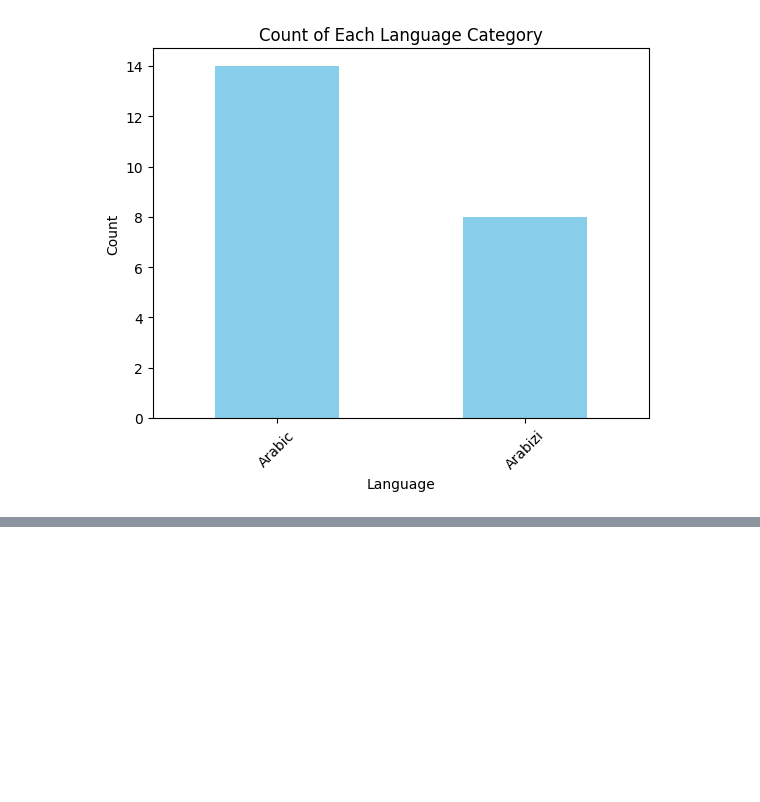
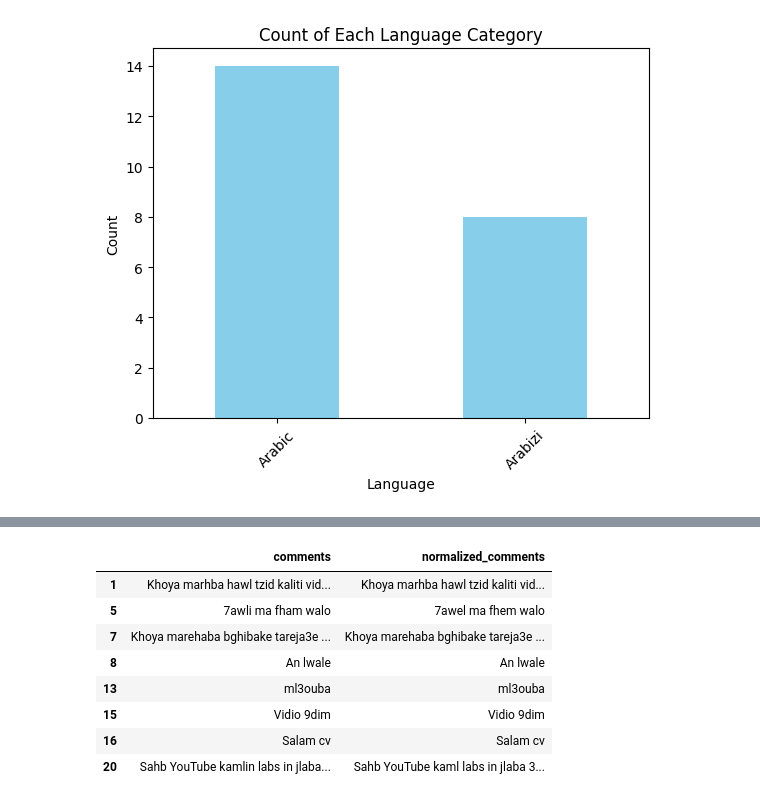
Before and after one commit to younestr/NLP-E2E-Darija-, a Jupyter notebook: notebooks/inference.ipynb, the cells around one changed output, grey strips where cells are left out. Cells and saved outputs as stored; diff of their text form; code cells hidden in the pictures; blank space fills up the shorter version.

Commit message:
adding DODa vocab dict and editing the inf nb

```diff
--- a/notebooks/inference.ipynb
+++ b/notebooks/inference.ipynb
@@ -92,0 +103,2 @@ plt.show()
+# %%
+df.drop(columns=['polarity'], inplace=True)
@@ -92,0 +114,11 @@ plt.show()
+# %%
+# Load the normalization dictionary
+dict_path = r"C:\Users\xelor\Downloads\E2E ML project\dict\doda_vocab_dict.pkl"
+with open(dict_path, 'rb') as f:
+    normalize_dict = pickle.load(f)
+
+# Assuming your DataFrame is named 'df' and the comments column is named 'comments'
+# Apply normalization
+df['normalized_comments'] = df['comments'].apply(
+    lambda x: normalize_arabizi(x, normalize_dict) if isinstance(x, str) else x
+)
@@ -92,0 +154,15 @@ plt.show()
+# %%
+pd.set_option('display.max_columns', None)  # or specify a number if you want to limit it
+pd.set_option('display.max_colwidth', None)  # to see full content of each column
+
+df[df['language'] == 'Arabizi'][["comments", "normalized_comments"]]
+# %% [output]
+|  | comments | normalized_comments |
+| 1 | Khoya marhba hawl tzid kaliti vid... | Khoya marhba hawl tzid kaliti vid... |
+| 5 | 7awli ma fham walo | 7awel ma fhem walo |
+| 7 | Khoya marehaba bghibake tareja3e ... | Khoya marehaba bghibake tareja3e ... |
+| 8 | An lwale | An lwale |
+| 13 | ml3ouba | ml3ouba |
+| 15 | Vidio 9dim | Vidio 9dim |
+| 16 | Salam cv | Salam cv |
+| 20 | Sahb YouTube kamlin labs in jlaba... | Sahb YouTube kaml labs in jlaba 3... |
```
Also changed, not shown: parts of 6 cells of this notebook, 1 other file.
